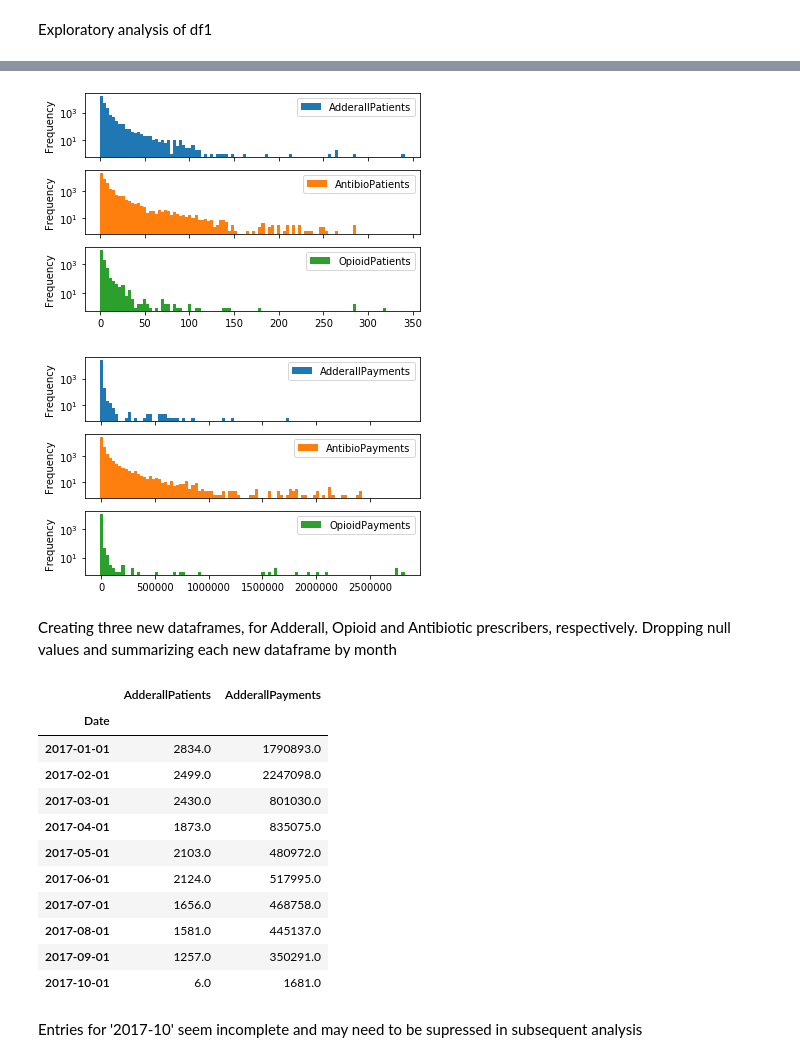
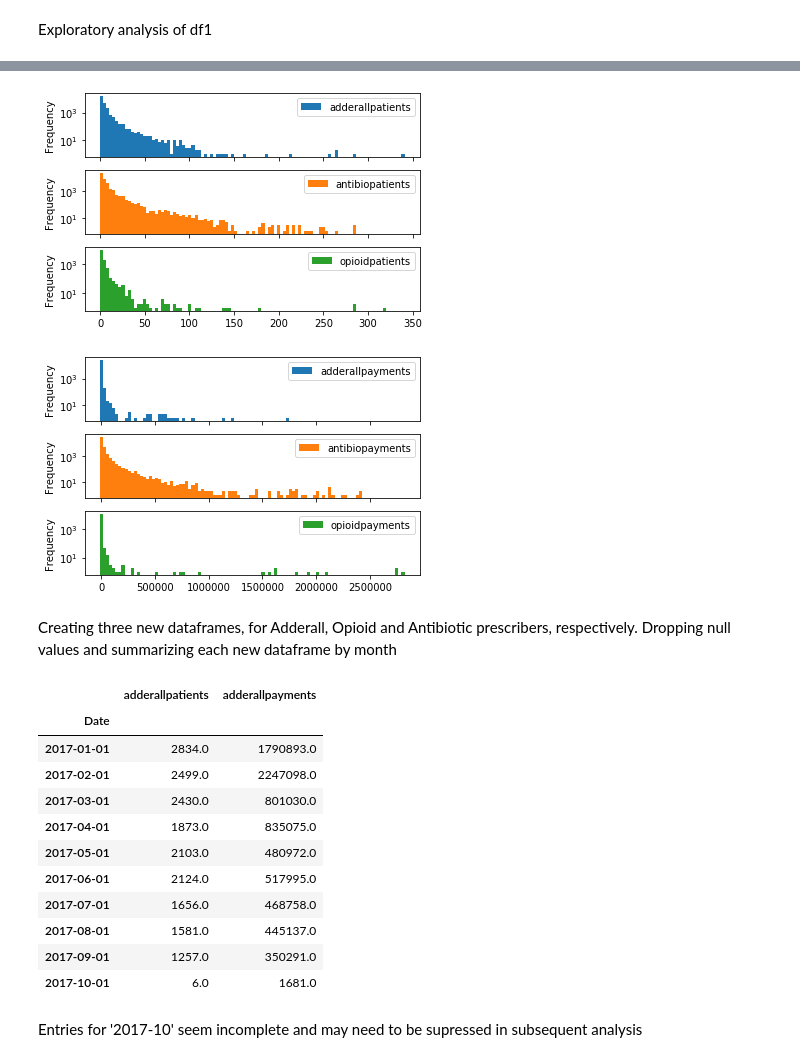
Before and after one commit to nwugocc/Capstone-Project-1, a Jupyter notebook: capstone_1_mini_project_data_wrangling.ipynb, the cells around one changed output, grey strips where cells are left out. Drawn from its saved outputs; the diff is of its cells as text; code cells hidden in the pictures.

```diff
--- a/capstone_1_mini_project_data_wrangling.ipynb
+++ b/capstone_1_mini_project_data_wrangling.ipynb
@@ -19,3 +19,6 @@ df1.index.name = 'Date'
 df1.shape
 # %% [output]
 (42074, 7)
+# %%
+df1.columns = [i.lower() for i in df1.columns]
+df1.head()
@@ -41,5 +62,7 @@ Imputing the missing AntibioPayments values
 # %%
-df1['AntibioPayments'][df1['AntibioPayments'].isnull() & df1['AntibioPatients'].notnull()] = 0
+# Imputing the missing AntibioPayments values
+
+df1['antibiopayments'][df1['antibiopayments'].isnull() & df1['antibiopatients'].notnull()] = 0
 df1.info()
 # %% [output]
 <class 'pandas.core.frame.DataFrame'>
@@ -73,10 +101,10 @@ df1.describe() # The data is signifcantly right skewed for all variables but sho
 # %%
-df1.loc[:,['AdderallPatients','AntibioPatients','OpioidPatients']].plot(kind='hist',subplots=True,bins=100,log=True)
-df1.loc[:,['AdderallPayments','AntibioPayments','OpioidPayments']].plot(kind='hist',subplots=True,bins=100,log=True)
+df1.loc[:,['adderallpatients','antibiopatients','opioidpatients']].plot(kind='hist',subplots=True,bins=100,log=True)
+df1.loc[:,['adderallpayments','antibiopayments','opioidpayments']].plot(kind='hist',subplots=True,bins=100,log=True)
 plt.show()
 # %% [output]
-[figure, old version]
+[figure, new version]
-[figure, old version]
+[figure, new version]
 # %% [markdown]
 Creating three new dataframes, for Adderall, Opioid and Antibiotic prescribers, respectively. Dropping null values and summarizing each new dataframe by month
 # %%
@@ -85,12 +113,12 @@ Creating three new dataframes, for Adderall, Opioid and Antibiotic prescribers,
 #df1_Adderall_agg
 
 #df1_Adderall = df1.loc[:,['PhysicianID','AdderallPatients','AdderallPayments']].dropna()
-df1_adderall = df1.groupby('Date')['AdderallPatients','AdderallPayments'].sum()
-df1_antibio = df1.groupby('Date')['AntibioPatients','AntibioPayments'].sum()
-df1_opioid = df1.groupby('Date')['OpioidPatients','OpioidPayments'].sum()
+df1_adderall = df1.groupby('Date')['adderallpatients','adderallpayments'].sum()
+df1_antibio = df1.groupby('Date')['antibiopatients','antibiopayments'].sum()
+df1_opioid = df1.groupby('Date')['opioidpatients','opioidpayments'].sum()
 df1_adderall.tail(10)
 # %% [output]
-|  | AdderallPatients | AdderallPayments |
+|  | adderallpatients | adderallpayments |
 | Date |  |  |
 | 2017-01-01 | 2834.0 | 1790893.0 |
 | 2017-02-01 | 2499.0 | 2247098.0 |
```
Also changed, not shown: parts of 56 cells of this notebook.
